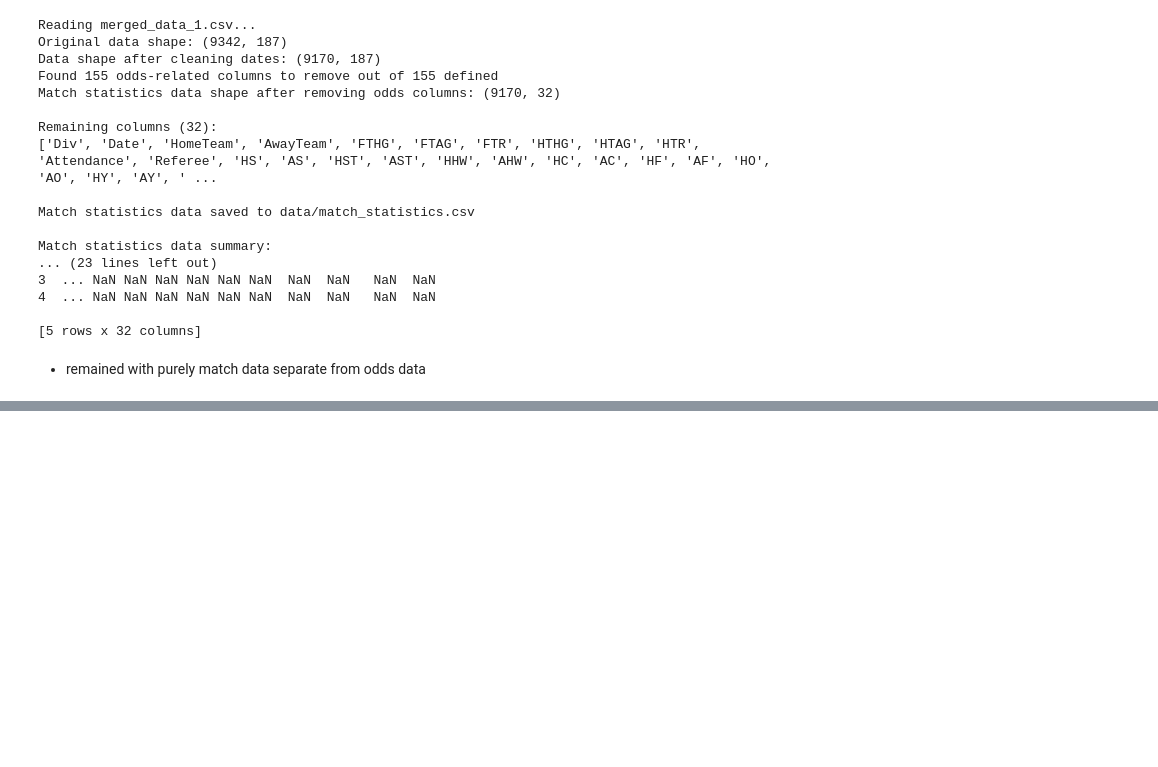
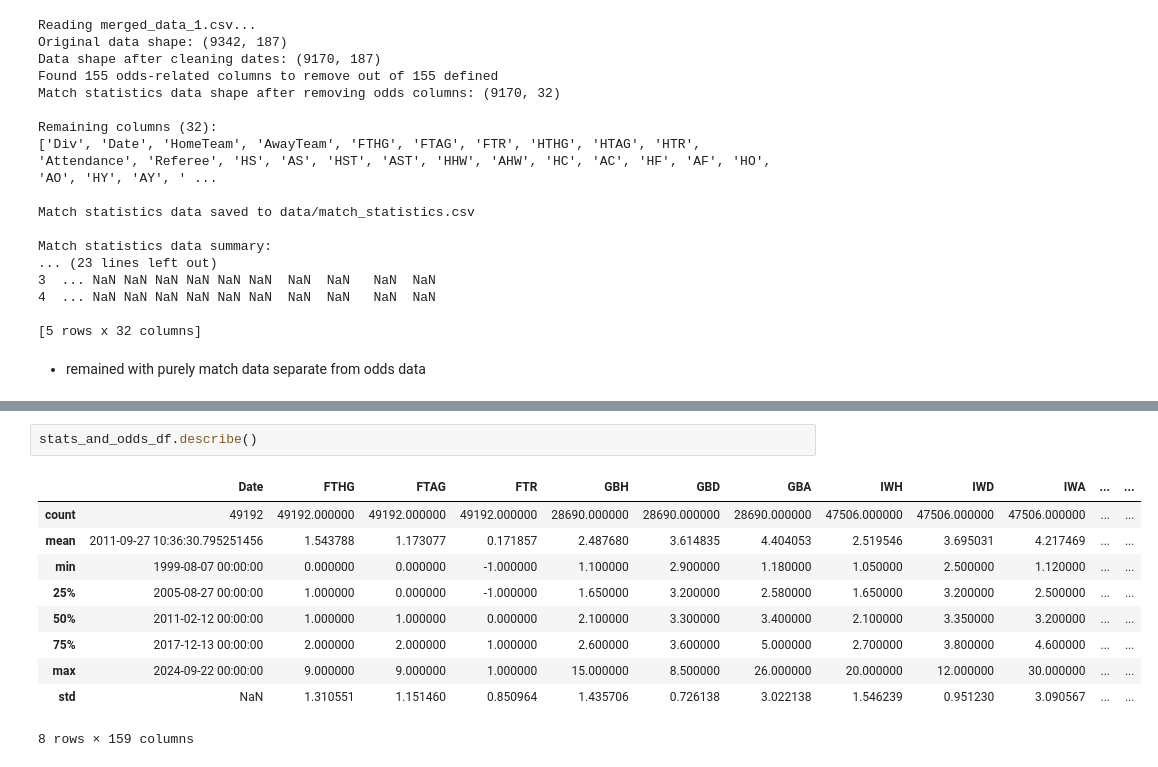
Before and after one commit to SirIan71/SIRIAN, a Jupyter notebook: main.ipynb, the cells around one changed output, grey strips where cells are left out. Drawn from its saved outputs; the diff is of its cells as text; blank space fills up the shorter version.

```diff
--- a/main.ipynb
+++ b/main.ipynb
@@ -470,0 +560,13 @@ You can now copy the code above into a new cell in your main.ipynb notebook to r
+# %%
+stats_and_odds_df.describe()
+# %% [output]
+|  | Date | FTHG | FTAG | FTR | GBH | GBD | GBA | IWH | IWD | IWA | ... | ... |
+| count | 49192 | 49192.000000 | 49192.000000 | 49192.000000 | 28690.000000 | 28690.000000 | 28690.000000 | 47506.000000 | 47506.000000 | 47506.000000 | ... | ... |
+| mean | 2011-09-27 10:36:30.795251456 | 1.543788 | 1.173077 | 0.171857 | 2.487680 | 3.614835 | 4.404053 | 2.519546 | 3.695031 | 4.217469 | ... | ... |
+| min | 1999-08-07 00:00:00 | 0.000000 | 0.000000 | -1.000000 | 1.100000 | 2.900000 | 1.180000 | 1.050000 | 2.500000 | 1.120000 | ... | ... |
+| 25% | 2005-08-27 00:00:00 | 1.000000 | 0.000000 | -1.000000 | 1.650000 | 3.200000 | 2.580000 | 1.650000 | 3.200000 | 2.500000 | ... | ... |
+| 50% | 2011-02-12 00:00:00 | 1.000000 | 1.000000 | 0.000000 | 2.100000 | 3.300000 | 3.400000 | 2.100000 | 3.350000 | 3.200000 | ... | ... |
+| 75% | 2017-12-13 00:00:00 | 2.000000 | 2.000000 | 1.000000 | 2.600000 | 3.600000 | 5.000000 | 2.700000 | 3.800000 | 4.600000 | ... | ... |
+| max | 2024-09-22 00:00:00 | 9.000000 | 9.000000 | 1.000000 | 15.000000 | 8.500000 | 26.000000 | 20.000000 | 12.000000 | 30.000000 | ... | ... |
+| std | NaN | 1.310551 | 1.151460 | 0.850964 | 1.435706 | 0.726138 | 3.022138 | 1.546239 | 0.951230 | 3.090567 | ... | ... |
+8 rows × 159 columns
```
Also changed, not shown: parts of 10 cells of this notebook, 3 other files.
